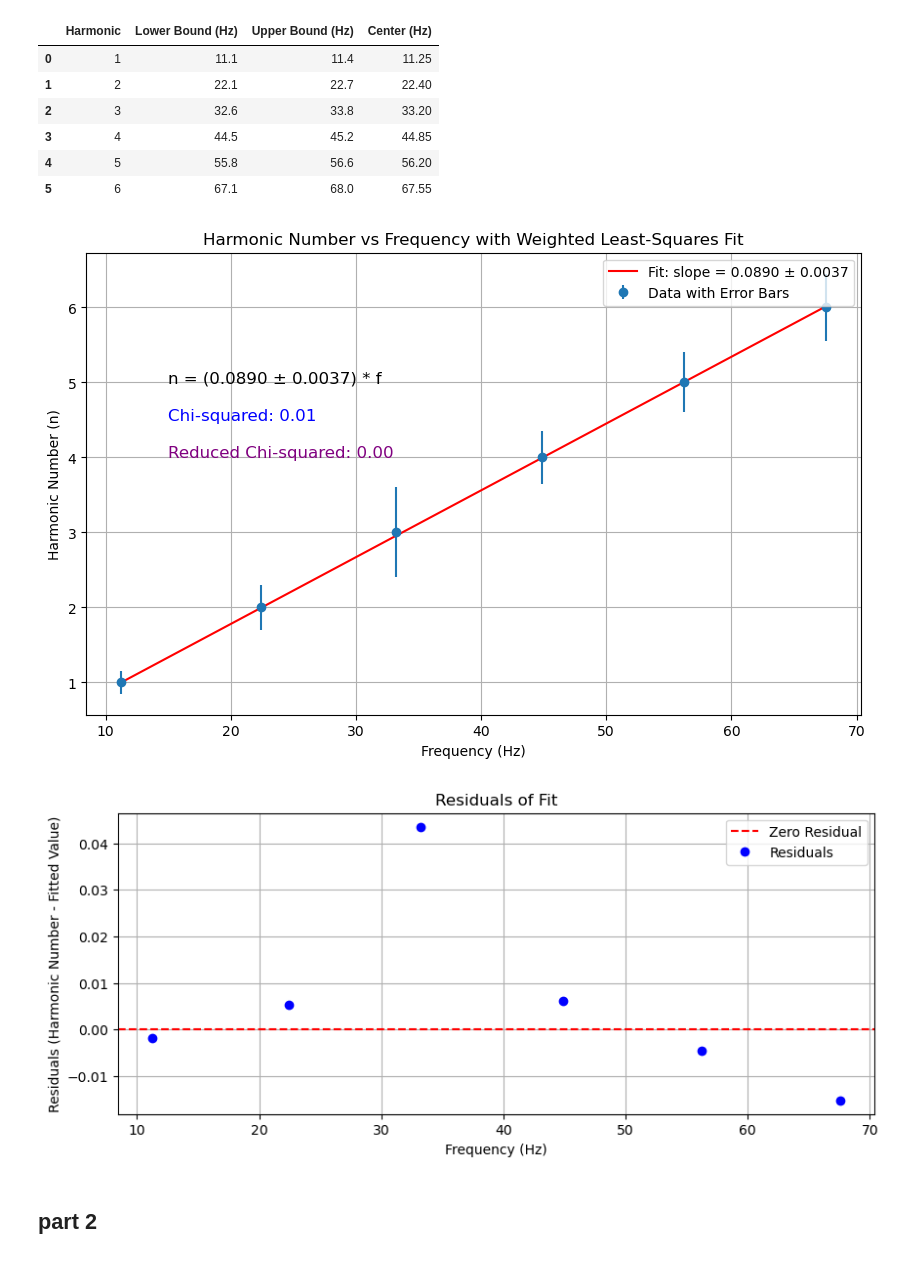
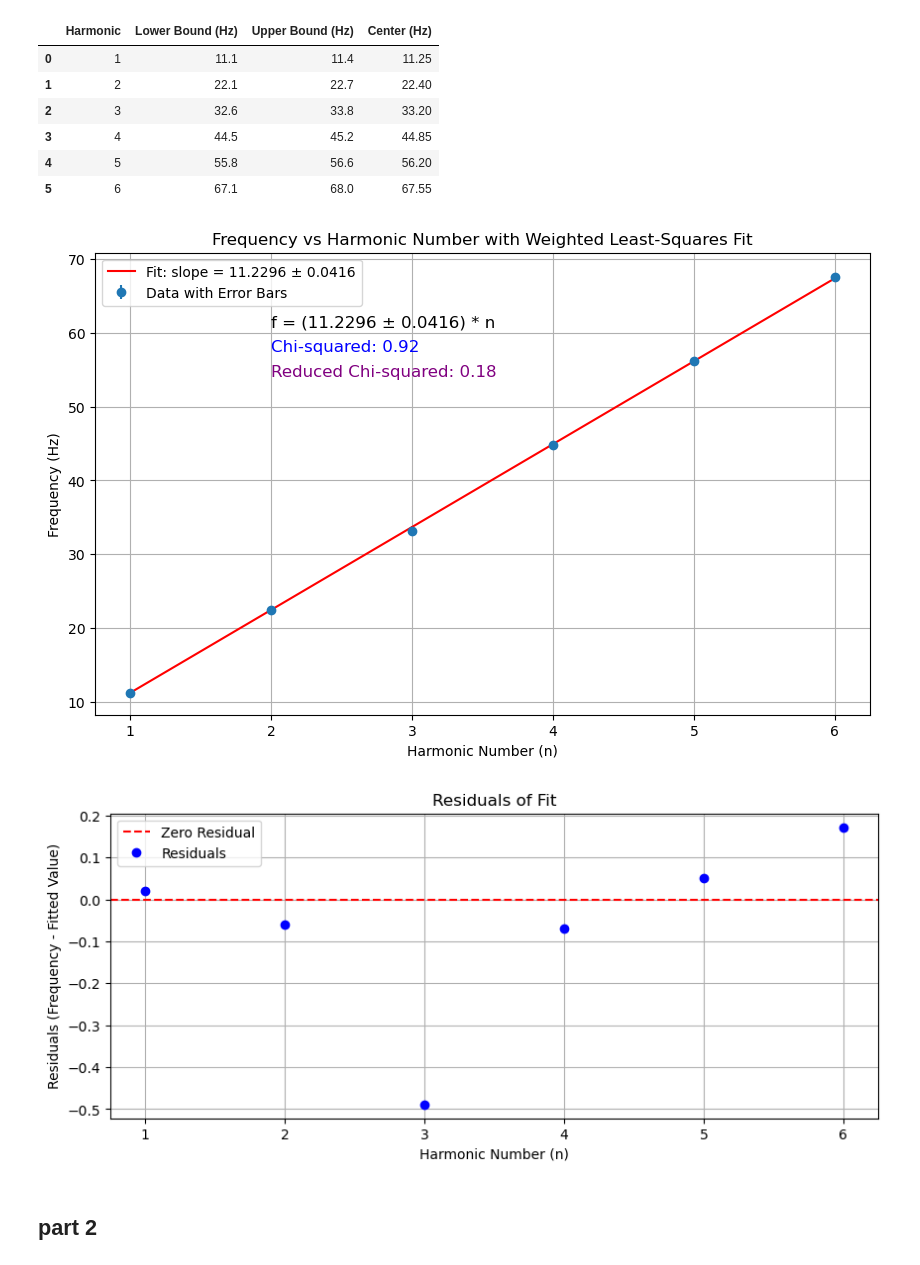
Before and after one commit to Faith-Qiao/physics5bl, a Jupyter notebook: lab11/lab11.ipynb, the cells around one changed output. Drawn from its saved outputs; the diff is of its cells as text; code cells hidden in the pictures.

```diff
--- a/lab11/lab11.ipynb
+++ b/lab11/lab11.ipynb
@@ -22,54 +24,54 @@ center_frequencies = part1['Center (Hz)']
 # %%
-frequency_errors = (upper_bounds - lower_bounds)/2
-def linear_model(f, slope):
-    return slope * f
+# Redefine the model so that harmonic number n is on the x-axis and frequency f is on the y-axis
+def inverse_linear_model(n, slope):
+    return slope * n
 
-# Perform the weighted least-squares fit on the center frequencies
-popt, pcov = curve_fit(linear_model, center_frequencies, harmonics, sigma=frequency_errors, absolute_sigma=True)
+# Perform the weighted least-squares fit on the harmonics
+popt, pcov = curve_fit(inverse_linear_model, harmonics, center_frequencies, sigma=frequency_errors, absolute_sigma=True)
 slope = popt[0]
 slope_error = np.sqrt(np.diag(pcov))[0]
 
-fitted_harmonics = linear_model(center_frequencies, slope)
-residuals = harmonics - fitted_harmonics
+# Calculate fitted frequencies based on the harmonics
+fitted_frequencies = inverse_linear_model(harmonics, slope)
+residuals = center_frequencies - fitted_frequencies
 
-
-residuals_weighted = residuals / frequency_errors  # Weighted residuals
+# Weighted residuals
+residuals_weighted = residuals / frequency_errors
 chi_squared = np.sum(residuals_weighted ** 2)
-degrees_of_freedom = len(harmonics) - 1  # Number of data points - number of parameters
+degrees_of_freedom = len(harmonics) - 1
 reduced_chi_squared = chi_squared / degrees_of_freedom
 
-# Re-plot the fitting with the equation and chi-squared values annotated on the plot
 plt.figure(figsize=(10, 6))
-plt.errorbar(center_frequencies, harmonics, yerr=frequency_errors, fmt='o', label='Data with Error Bars')
-plt.plot(center_frequencies, linear_model(center_frequencies, slope), 'r-', label=f'Fit: slope = {slope:.4f} ± {slope_error:.4f}')
-plt.xlabel('Frequency (Hz)')
-plt.ylabel('Harmonic Number (n)')
-plt.title('Harmonic Number vs Frequency with Weighted Least-Squares Fit')
+plt.errorbar(harmonics, center_frequencies, yerr=frequency_errors, fmt='o', label='Data with Error Bars')
+plt.plot(harmonics, inverse_linear_model(harmonics, slope), 'r-', label=f'Fit: slope = {slope:.4f} ± {slope_error:.4f}')
+plt.xlabel('Harmonic Number (n)')
+plt.ylabel('Frequency (Hz)')
+plt.title('Frequency vs Harmonic Number with Weighted Least-Squares Fit')
 plt.legend()
 
 # Annotate the fitted equation and chi-squared values on the plot
-plt.text(15, 5, f'n = ({slope:.4f} ± {slope_error:.4f}) * f', fontsize=12, color='black')
-plt.text(15, 4.5, f'Chi-squared: {chi_squared:.2f}', fontsize=12, color='blue')
-plt.text(15, 4.0, f'Reduced Chi-squared: {reduced_chi_squared:.2f}', fontsize=12, color='purple')
+plt.text(2, max(center_frequencies) * 0.9, f'f = ({slope:.4f} ± {slope_error:.4f}) * n', fontsize=12, color='black')
+plt.text(2, max(center_frequencies) * 0.85, f'Chi-squared: {chi_squared:.2f}', fontsize=12, color='blue')
+plt.text(2, max(center_frequencies) * 0.8, f'Reduced Chi-squared: {reduced_chi_squared:.2f}', fontsize=12, color='purple')
 
 plt.grid(True)
 plt.show()
 
 slope, slope_error
 
-# Plot the residuals
+# Plot the residuals with error bars
 plt.figure(figsize=(10, 4))
-plt.errorbar(center_frequencies, residuals, fmt='o', color='blue', label='Residuals')
+plt.errorbar(harmonics, residuals, fmt='o', color='blue', label='Residuals')
 plt.axhline(0, color='red', linestyle='--', label='Zero Residual')
-plt.xlabel('Frequency (Hz)')
-plt.ylabel('Residuals (Harmonic Number - Fitted Value)')
+plt.xlabel('Harmonic Number (n)')
+plt.ylabel('Residuals (Frequency - Fitted Value)')
 plt.title('Residuals of Fit')
 plt.legend()
 plt.grid(True)
 plt.show()
 # %% [output]
-[figure, old version]
+[figure, new version]
-[figure, old version]
+[figure, new version]
 # %% [markdown]
 ## part 2
 # %%
```
Also changed, not shown: parts of 2 cells of this notebook, 3 other files.
